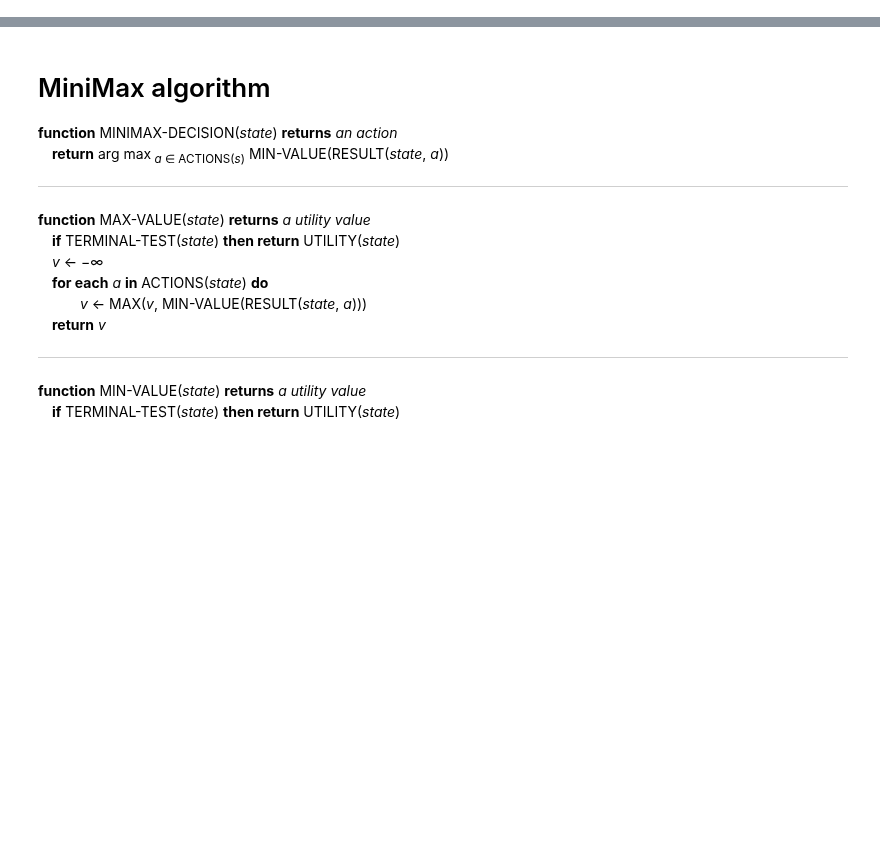
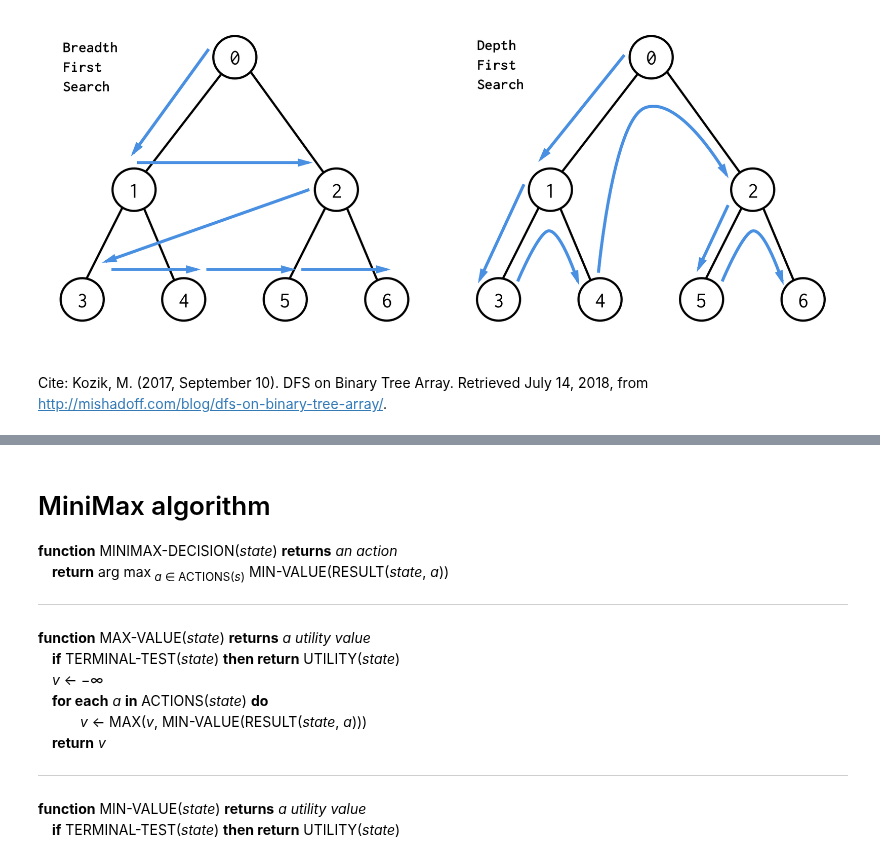
Before and after one commit to robOcity/ai-course, a Jupyter notebook: slides/week-3-adversarial-games.ipynb, the cells around one changed output, grey strips where cells are left out. Cells and saved outputs as stored; diff of their text form; code cells hidden in the pictures; blank space fills up the shorter version.

```diff
--- a/slides/week-3-adversarial-games.ipynb
+++ b/slides/week-3-adversarial-games.ipynb
@@ -14,0 +32,6 @@ Cite: Riskin, J. (n.d.). Frolicsome Engines: The Long Prehistory of Artificial I
+# %%
+Image('images/binary_tree_search.png')
+# %% [output]
+[figure, added]
+# %% [markdown]
+Cite: Kozik, M. (2017, September 10). DFS on Binary Tree Array. Retrieved July 14, 2018, from [http://mishadoff.com/blog/dfs-on-binary-tree-array/](http://mishadoff.com/blog/dfs-on-binary-tree-array/).
```
Also changed, not shown: parts of 57 cells of this notebook, 1 other file.
